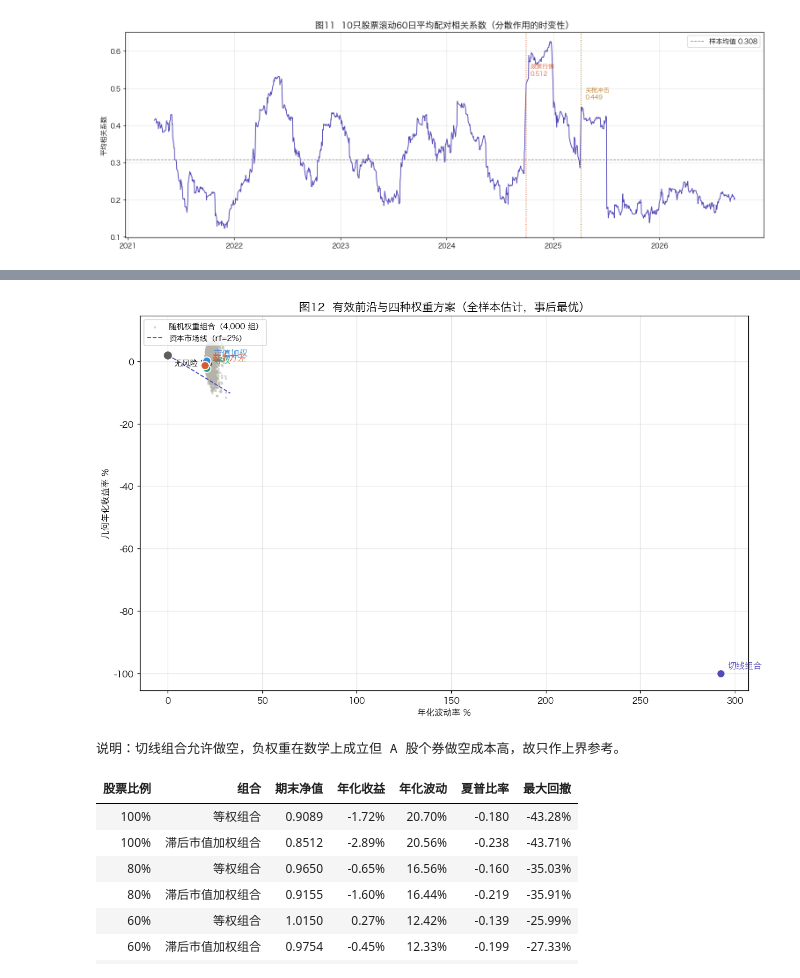
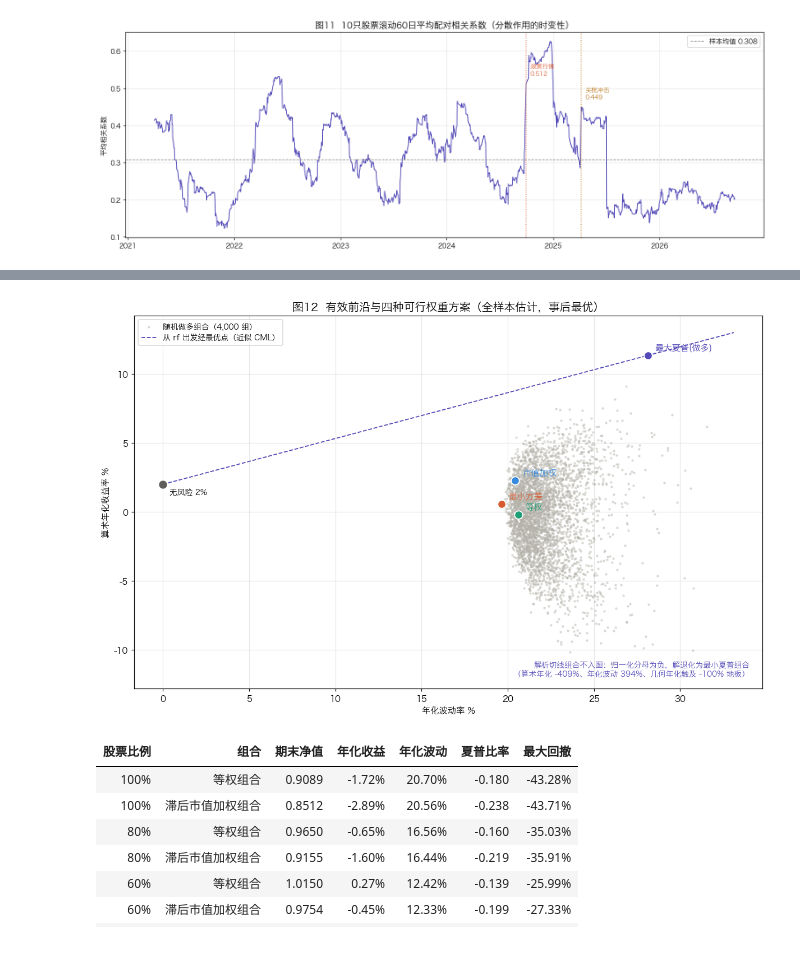
Before and after one commit to Jaremy112/fineco-homework, a Jupyter notebook: hw02-1/hw02-1.ipynb, the cells around one changed output, grey strips where cells are left out. Saved outputs shown, nothing was run; the diff lists cells and outputs as text; code cells hidden in the pictures; blank space fills up the shorter version.

```diff
--- a/hw02-1/hw02-1.ipynb
+++ b/hw02-1/hw02-1.ipynb
@@ -1756,38 +1789,42 @@ display(w_cmp.round(2))
 # %%
-# 图10：有效前沿与四个权重方案的位置
+# 图12：有效前沿与四种可行权重方案（算术年化口径；解析切线解退化，不入图）
 rng = np.random.default_rng(20261007)
 sim_w = rng.dirichlet(np.ones(n), size=4000)
 sim_r = sim_w @ mu
 sim_v = np.sqrt(np.einsum("ij,jk,ik->i", sim_w, Sigma, sim_w))
 
 fig, ax = plt.subplots(figsize=(11, 7))
-ax.scatter(sim_v * 100, sim_r * 100, s=4, color="#B4B2A9", alpha=0.35, label="随机权重组合（4,000 组）")
+ax.scatter(sim_v * 100, sim_r * 100, s=4, color="#B4B2A9", alpha=0.35, label="随机做多组合（4,000 组）")
 pts = [("等权", w_ew_v, "#1D9E75"), ("市值加权", w_vw_v, "#378ADD"),
-       ("最小方差", w_mv, "#D85A30"), ("切线组合", w_tan, "#534AB7")]
+       ("最小方差", w_mv, "#D85A30"), ("最大夏普(做多)", w_ms, "#534AB7")]
+sh_ms = None
 for tag, w, col in pts:
     rp = Rm.values @ w
-    g = (1 + rp).prod() ** (252 / len(rp)) - 1
+    arith = rp.mean() * 252
     v = rp.std() * np.sqrt(252)
-    ax.scatter(v * 100, g * 100, s=90, color=col, zorder=5, edgecolor="white", linewidth=1.2)
-    ax.annotate(tag, (v * 100, g * 100), textcoords="offset points", xytext=(8, 6),
+    if tag == "最大夏普(做多)":
+        sh_ms = (arith - RF) / v
+    ax.scatter(v * 100, arith * 100, s=90, color=col, zorder=5, edgecolor="white", linewidth=1.2)
+    ax.annotate(tag, (v * 100, arith * 100), textcoords="offset points", xytext=(8, 6),
                 fontsize=10, color=col)
+# 从 rf 出发经过做多约束最优点的射线（近似资本市场线）
 xs = np.linspace(0, sim_v.max() * 100 * 1.05, 100)
-ax.plot(xs, (RF + (mu - RF).T @ w_tan / (w_tan @ Sigma @ w_tan) * (xs / 100)) * 100,
-        color="#534AB7", linestyle="--", linewidth=1.2, label="资本市场线（rf=2%）")
+ax.plot(xs, (RF + sh_ms * xs / 100) * 100, color="#534AB7", linestyle="--",
+        linewidth=1.2, label="从 rf 出发经最优点（近似 CML）")
 ax.scatter(0, RF * 100, s=70, color="#5F5E5A", zorder=5)
 ax.annotate("无风险 2%", (0, RF * 100), textcoords="offset points", xytext=(8, -12), fontsize=9)
+ax.annotate("解析切线组合不入图：归一化分母为负，解退化为最小夏普组合\n（算术年化 -409%、年化波动 394%、几何年化触及 -100% 地板）",
+            xy=(0.98, 0.03), xycoords="axes fraction", ha="right", va="bottom",
+            fontsize=9, color="#534AB7")
 ax.set_xlabel("年化波动率 %")
-ax.set_ylabel("几何年化收益率 %")
-ax.set_title("图12  有效前沿与四种权重方案（全样本估计，事后最优）", fontsize=13)
+ax.set_ylabel("算术年化收益率 %")
+ax.set_title("图12  有效前沿与四种可行权重方案（全样本估计，事后最优）", fontsize=13)
 ax.legend(fontsize=9, loc="upper left")
 ax.grid(alpha=0.3)
 fig.tight_layout()
 plt.show()
-
-print("说明：切线组合允许做空，负权重在数学上成立但 A 股个券做空成本高，故只作上界参考。")
 # %% [output]
-[figure, old version]
+[figure, new version]
-说明：切线组合允许做空，负权重在数学上成立但 A 股个券做空成本高，故只作上界参考。
 # %%
 # A. 无风险资产混合配置（不存在前视问题）
 rf_d = RF / 252
```
Also changed, not shown: parts of 2 cells of this notebook, 3 other files.
